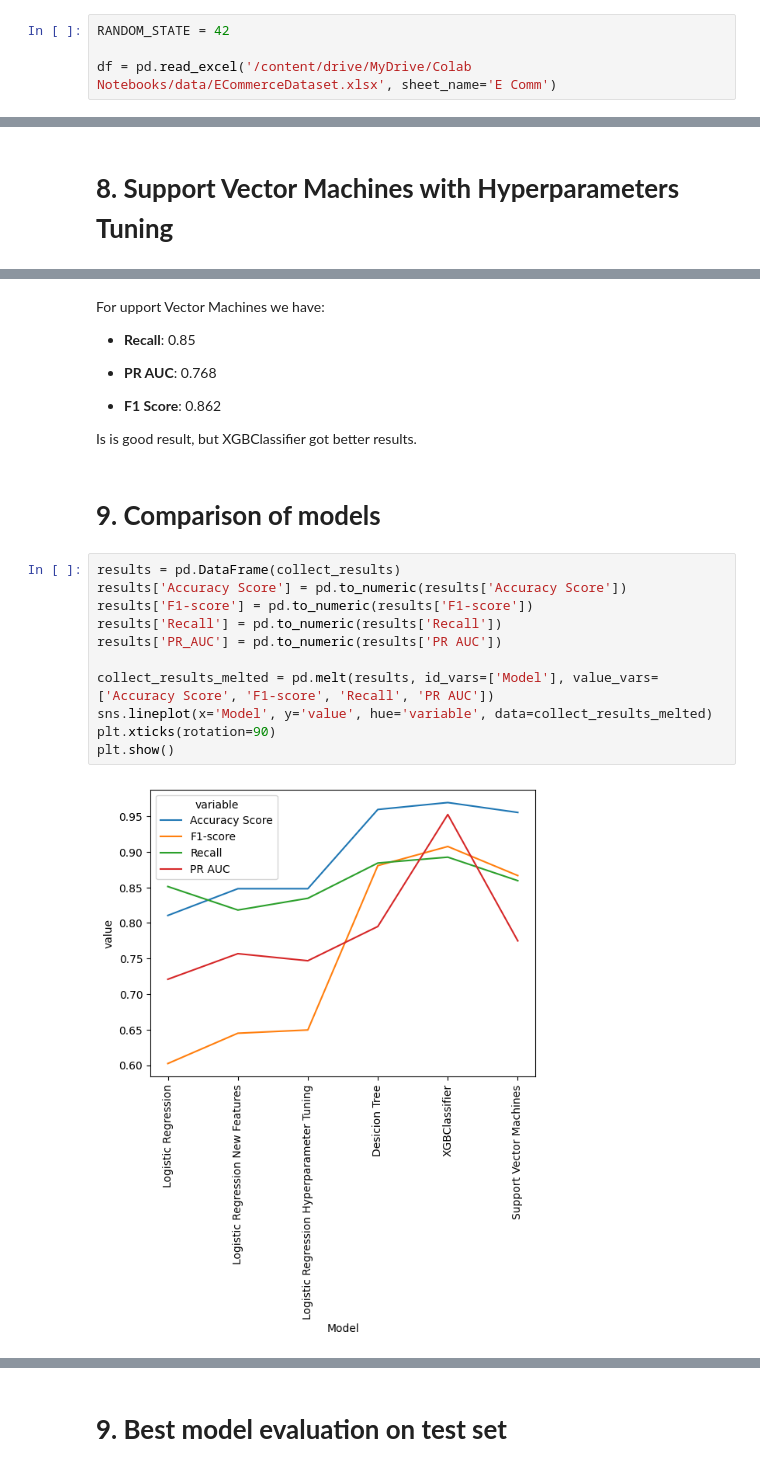
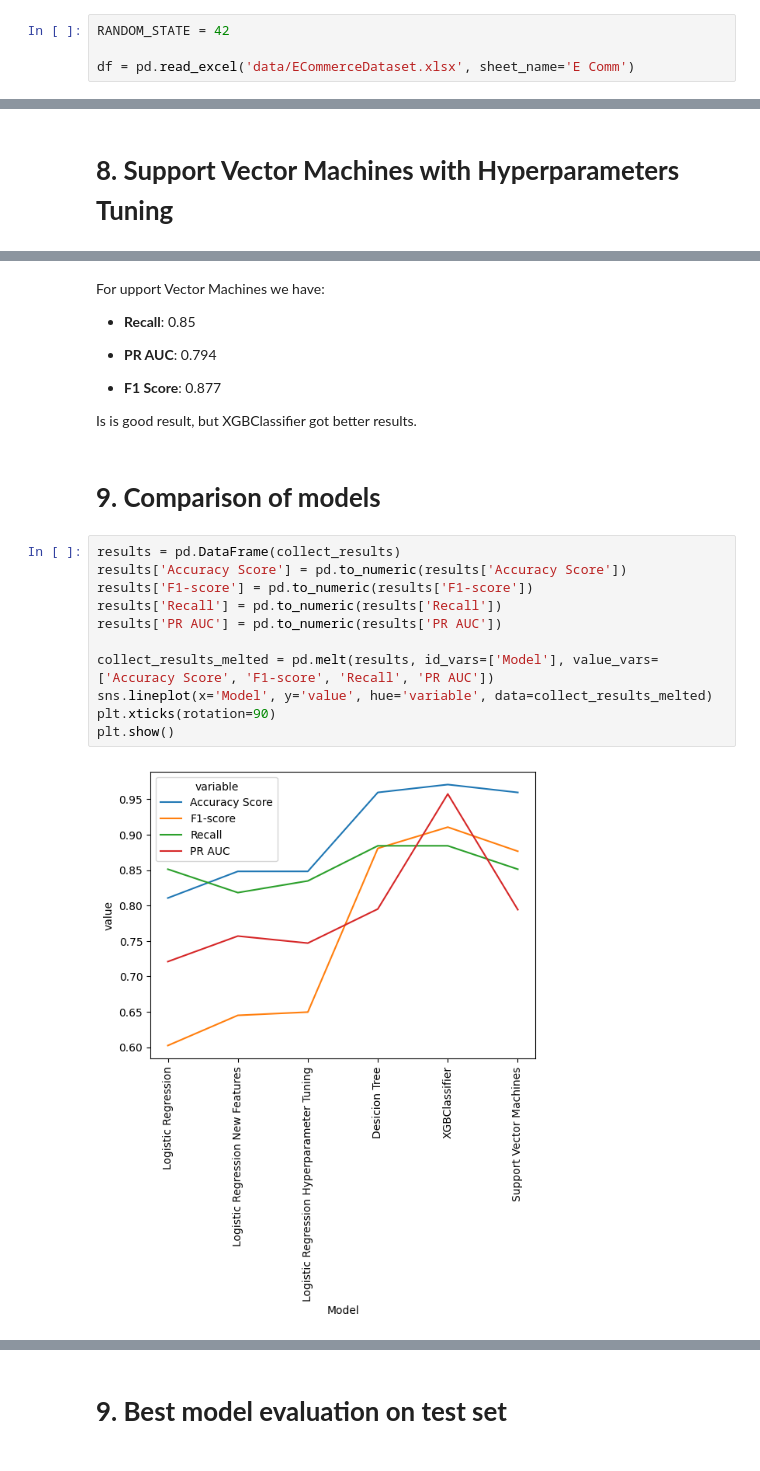
Before and after one commit to maria-snarava/portfolio-ml, a Jupyter notebook: CustomerChurnPrediction.ipynb, the cells around one changed output, grey strips where cells are left out. Saved outputs shown, nothing was run; the diff lists cells and outputs as text.

Commit message:
Add images

```diff
--- a/CustomerChurnPrediction.ipynb
+++ b/CustomerChurnPrediction.ipynb
@@ -111,7 +98,7 @@ Drive already mounted at /content/drive; to attempt to forcibly remount, call dr
 # %%
 RANDOM_STATE = 42
 
-df = pd.read_excel('/content/drive/MyDrive/Colab Notebooks/data/ECommerceDataset.xlsx', sheet_name='E Comm')
+df = pd.read_excel('data/ECommerceDataset.xlsx', sheet_name='E Comm')
 # %% [markdown]
 ### Data Variable Description
 | Column Name | Description |
@@ -760,9 +749,9 @@ For upport Vector Machines we have:
 
 - **Recall**: 0.85
 
-- **PR AUC**: 0.768
+- **PR AUC**: 0.794
 
-- **F1 Score**: 0.862
+- **F1 Score**: 0.877
 
 Is is good result, but XGBClassifier got better results.
 # %% [markdown]
@@ -770,16 +759,16 @@ Is is good result, but XGBClassifier got better results.
 # %%
 results = pd.DataFrame(collect_results)
 results['Accuracy Score'] = pd.to_numeric(results['Accuracy Score'])
 results['F1-score'] = pd.to_numeric(results['F1-score'])
 results['Recall'] = pd.to_numeric(results['Recall'])
-results['PR_AUC'] = pd.to_numeric(results['PR AUC'])
+results['PR AUC'] = pd.to_numeric(results['PR AUC'])
 
 collect_results_melted = pd.melt(results, id_vars=['Model'], value_vars=['Accuracy Score', 'F1-score', 'Recall', 'PR AUC'])
 sns.lineplot(x='Model', y='value', hue='variable', data=collect_results_melted)
 plt.xticks(rotation=90)
 plt.show()
 # %% [output]
-[figure, old version]
+[figure, new version]
 # %%
 results
 # %% [output]
```
Also changed, not shown: parts of 16 cells of this notebook, 7 other files.
